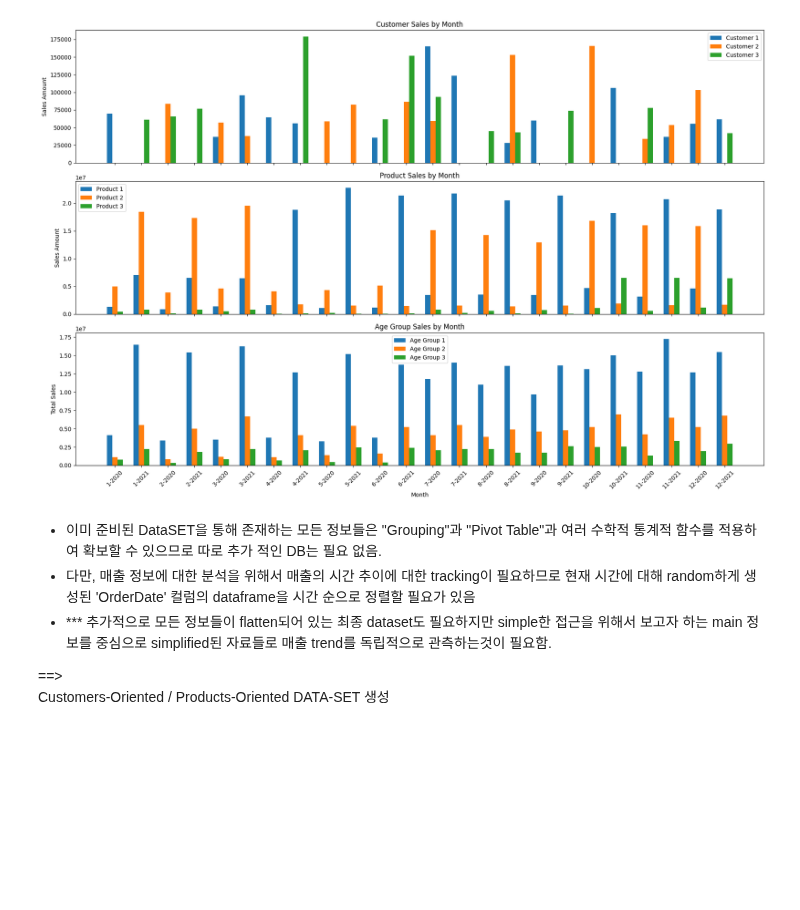
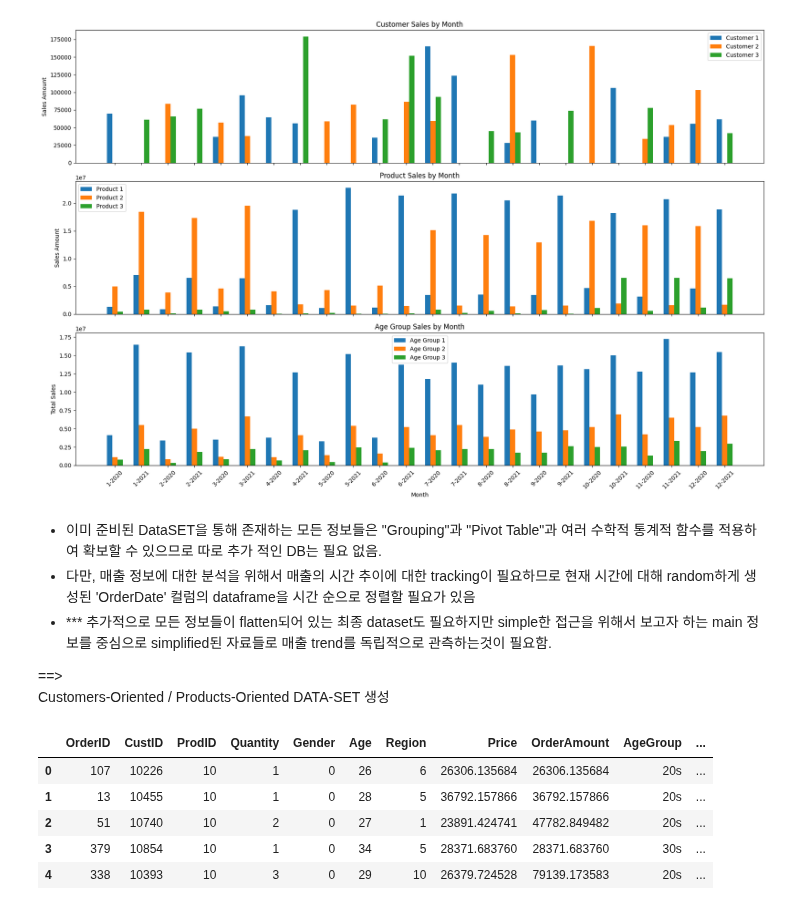
Before and after one commit to H-wooks/KITA_2024, a Jupyter notebook: M3_분석라이브러리/M3_실습/m3_데이터분석_실습평가.ipynb, the cells around one changed output. Cells and saved outputs as stored; diff of their text form; code cells hidden in the pictures; blank space fills up the shorter version.

```diff
--- a/M3_분석라이브러리/M3_실습/m3_데이터분석_실습평가.ipynb
+++ b/M3_분석라이브러리/M3_실습/m3_데이터분석_실습평가.ipynb
@@ -740,7 +740,16 @@ simple한 접근을 위해서 보고자 하는 main 정보를 중심으로 simpl
 ==> <br>
 Customers-Oriented / Products-Oriented DATA-SET 생성
 # %%
-sorted_data = data.sort_values(by='OrderDate')
+sorted_data = data.sort_values(by='OrderDate').reset_index(drop=True)
+# %%
+sorted_data.head()
+# %% [output]
+|  | OrderID | CustID | ProdID | Quantity | Gender | Age | Region | Price | OrderAmount | AgeGroup | ... |
+| 0 | 107 | 10226 | 10 | 1 | 0 | 26 | 6 | 26306.135684 | 26306.135684 | 20s | ... |
+| 1 | 13 | 10455 | 10 | 1 | 0 | 28 | 5 | 36792.157866 | 36792.157866 | 20s | ... |
+| 2 | 51 | 10740 | 10 | 2 | 0 | 27 | 1 | 23891.424741 | 47782.849482 | 20s | ... |
+| 3 | 379 | 10854 | 10 | 1 | 0 | 34 | 5 | 28371.683760 | 28371.683760 | 30s | ... |
+| 4 | 338 | 10393 | 10 | 3 | 0 | 29 | 10 | 26379.724528 | 79139.173583 | 20s | ... |
 # %%
 import os
 os.chdir('/content/drive/MyDrive/KITA_2024/M3_분석라이브러리/M3_실습/')
```
